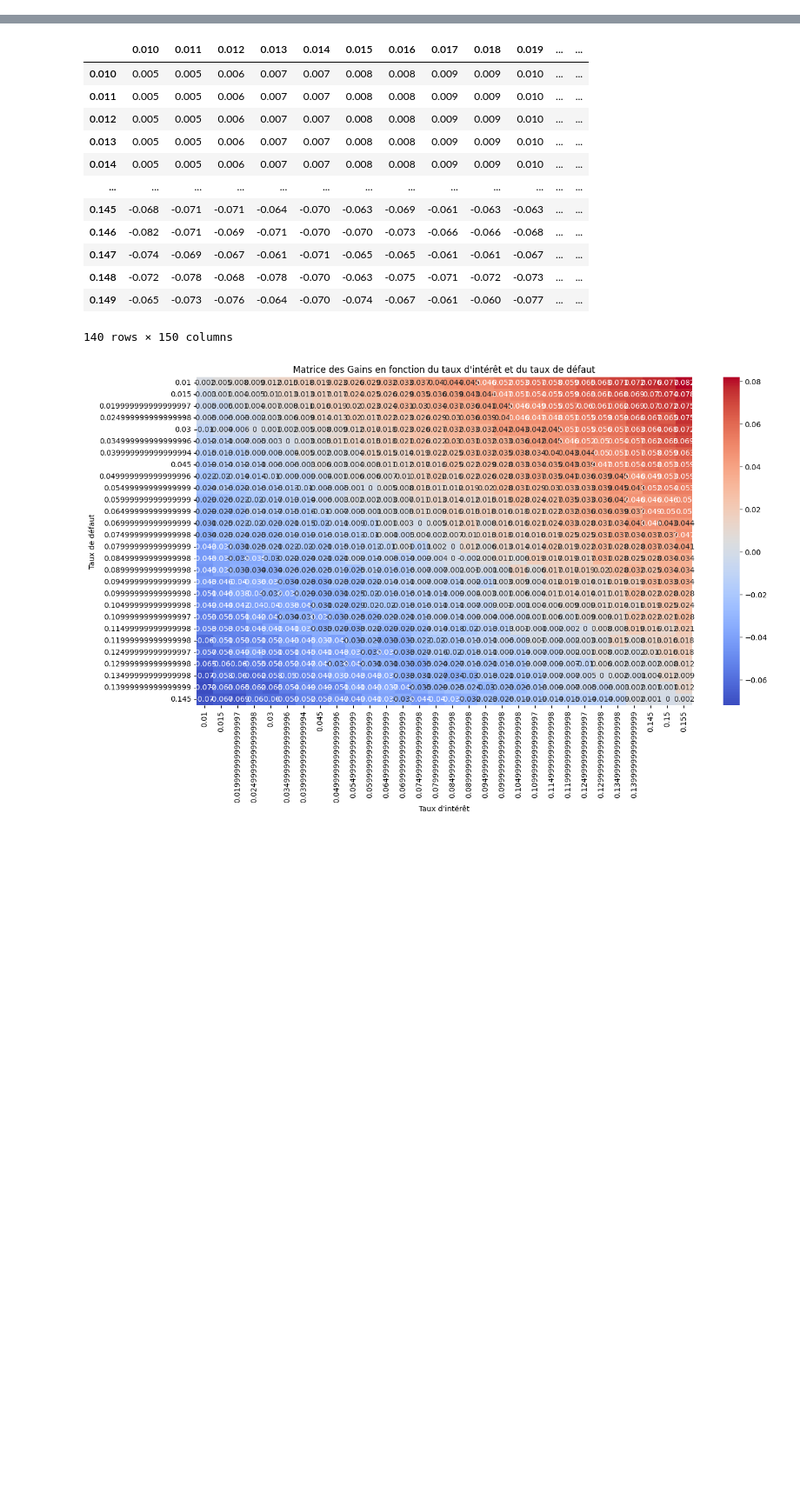
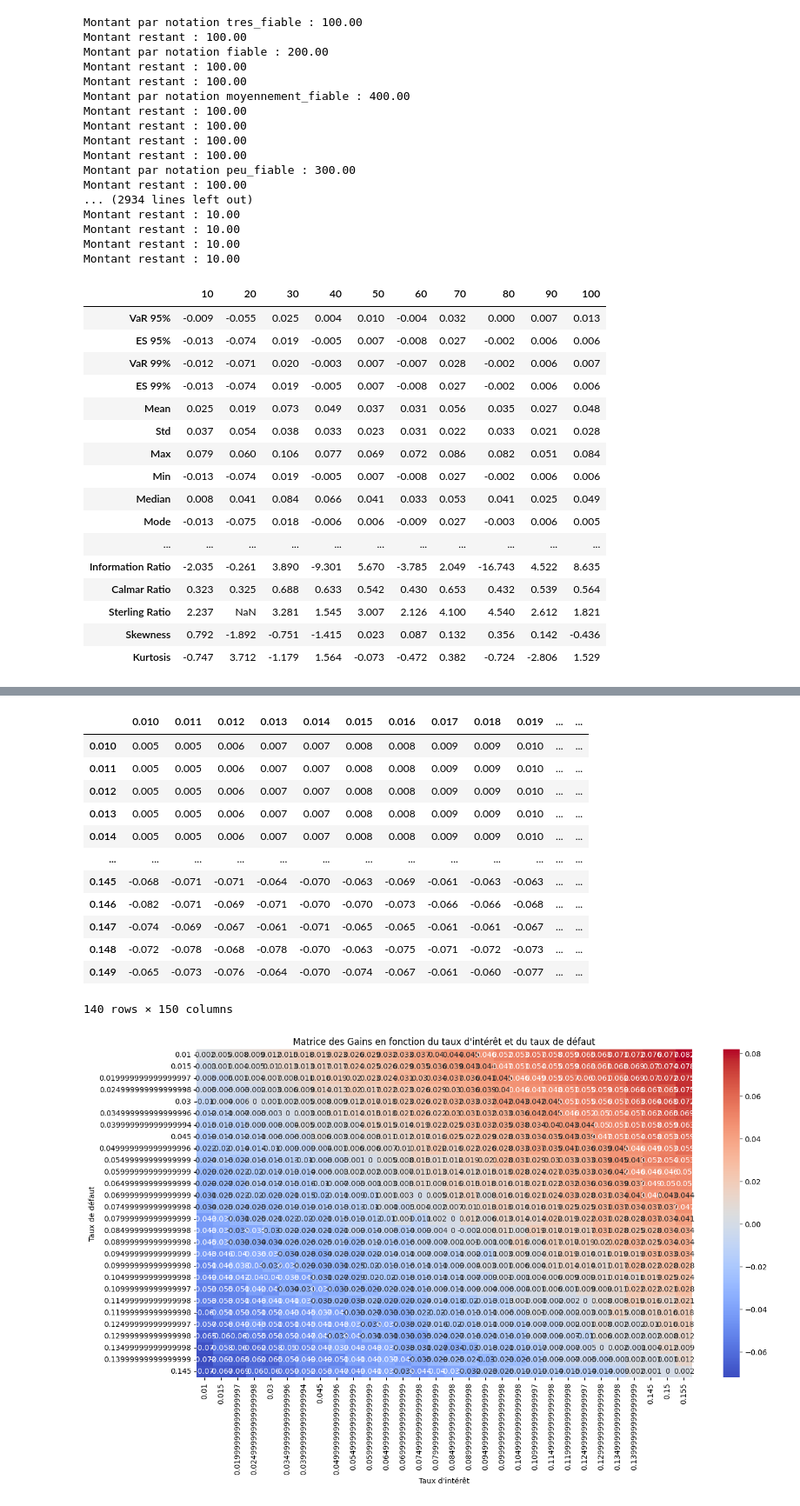
Before and after one commit to VNAZZARENO/Simulation-Monte-Carlo-Type-PretUp, a Jupyter notebook: monte_carlo.ipynb, the cells around one changed output, grey strips where cells are left out. Shown at 87% size. Cells and saved outputs as stored; diff of their text form; code cells hidden in the pictures; blank space fills up the shorter version.

Commit message:
Added investment type to the monte carlo simulation

```diff
--- a/monte_carlo.ipynb
+++ b/monte_carlo.ipynb
@@ -275,3 +400,51 @@ class Backtest:
                 plt.show()
         else:
             print("Matrice des gains non calculée, veuillez lancer la méthode compute_matrice_taux_default")
+# %%
+b = Backtest(nb_emprunt=[10*i for i in range(1, 11)],
+                montant_a_investir=1000,
+                date_emprunt="2021-01-01",
+                type_investissement="notation",
+                ponderation_notation={'tres_fiable': 0.0, 'fiable': 1.0, 'moyennement_fiable': 0.0, 'peu_fiable': 0.0},
+                taux_notation={'tres_fiable': 0.04, 'fiable': 0.1, 'moyennement_fiable': 0.1, 'peu_fiable': 0.15},
+                proba_defaut_notation={'tres_fiable': 0.01, 'fiable': 0.04, 'moyennement_fiable': 0.07, 'peu_fiable': 0.12},
+                nb_essais=5)
+
+b.backtest()
+b.calculate_results()
+b.results
+# %% [output]
+Montant par notation tres_fiable : 100.00
+Montant restant : 100.00
+Montant par notation fiable : 200.00
+Montant restant : 100.00
+Montant restant : 100.00
+Montant par notation moyennement_fiable : 400.00
+Montant restant : 100.00
+Montant restant : 100.00
+Montant restant : 100.00
+Montant restant : 100.00
+Montant par notation peu_fiable : 300.00
+Montant restant : 100.00
+... (2934 lines left out)
+Montant restant : 10.00
+Montant restant : 10.00
+Montant restant : 10.00
+Montant restant : 10.00
+|  | 10 | 20 | 30 | 40 | 50 | 60 | 70 | 80 | 90 | 100 |
+| VaR 95% | -0.009 | -0.055 | 0.025 | 0.004 | 0.010 | -0.004 | 0.032 | 0.000 | 0.007 | 0.013 |
+| ES 95% | -0.013 | -0.074 | 0.019 | -0.005 | 0.007 | -0.008 | 0.027 | -0.002 | 0.006 | 0.006 |
+| VaR 99% | -0.012 | -0.071 | 0.020 | -0.003 | 0.007 | -0.007 | 0.028 | -0.002 | 0.006 | 0.007 |
+| ES 99% | -0.013 | -0.074 | 0.019 | -0.005 | 0.007 | -0.008 | 0.027 | -0.002 | 0.006 | 0.006 |
+| Mean | 0.025 | 0.019 | 0.073 | 0.049 | 0.037 | 0.031 | 0.056 | 0.035 | 0.027 | 0.048 |
+| Std | 0.037 | 0.054 | 0.038 | 0.033 | 0.023 | 0.031 | 0.022 | 0.033 | 0.021 | 0.028 |
+| Max | 0.079 | 0.060 | 0.106 | 0.077 | 0.069 | 0.072 | 0.086 | 0.082 | 0.051 | 0.084 |
+| Min | -0.013 | -0.074 | 0.019 | -0.005 | 0.007 | -0.008 | 0.027 | -0.002 | 0.006 | 0.006 |
+| Median | 0.008 | 0.041 | 0.084 | 0.066 | 0.041 | 0.033 | 0.053 | 0.041 | 0.025 | 0.049 |
+| Mode | -0.013 | -0.075 | 0.018 | -0.006 | 0.006 | -0.009 | 0.027 | -0.003 | 0.006 | 0.005 |
+| ... | ... | ... | ... | ... | ... | ... | ... | ... | ... | ... |
+| Information Ratio | -2.035 | -0.261 | 3.890 | -9.301 | 5.670 | -3.785 | 2.049 | -16.743 | 4.522 | 8.635 |
+| Calmar Ratio | 0.323 | 0.325 | 0.688 | 0.633 | 0.542 | 0.430 | 0.653 | 0.432 | 0.539 | 0.564 |
+| Sterling Ratio | 2.237 | NaN | 3.281 | 1.545 | 3.007 | 2.126 | 4.100 | 4.540 | 2.612 | 1.821 |
+| Skewness | 0.792 | -1.892 | -0.751 | -1.415 | 0.023 | 0.087 | 0.132 | 0.356 | 0.142 | -0.436 |
+| Kurtosis | -0.747 | 3.712 | -1.179 | 1.564 | -0.073 | -0.472 | 0.382 | -0.724 | -2.806 | 1.529 |
```
Also changed, not shown: parts of 10 cells of this notebook.
